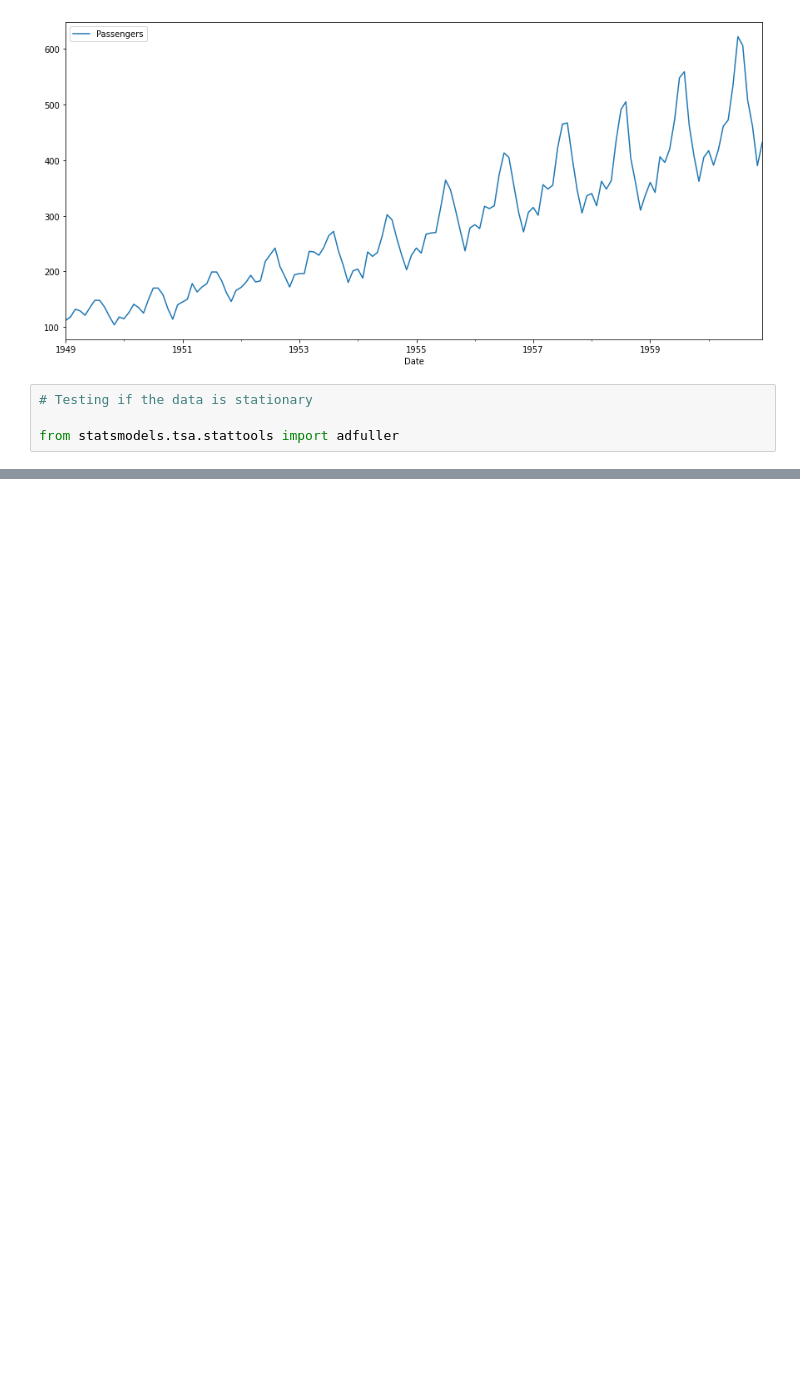
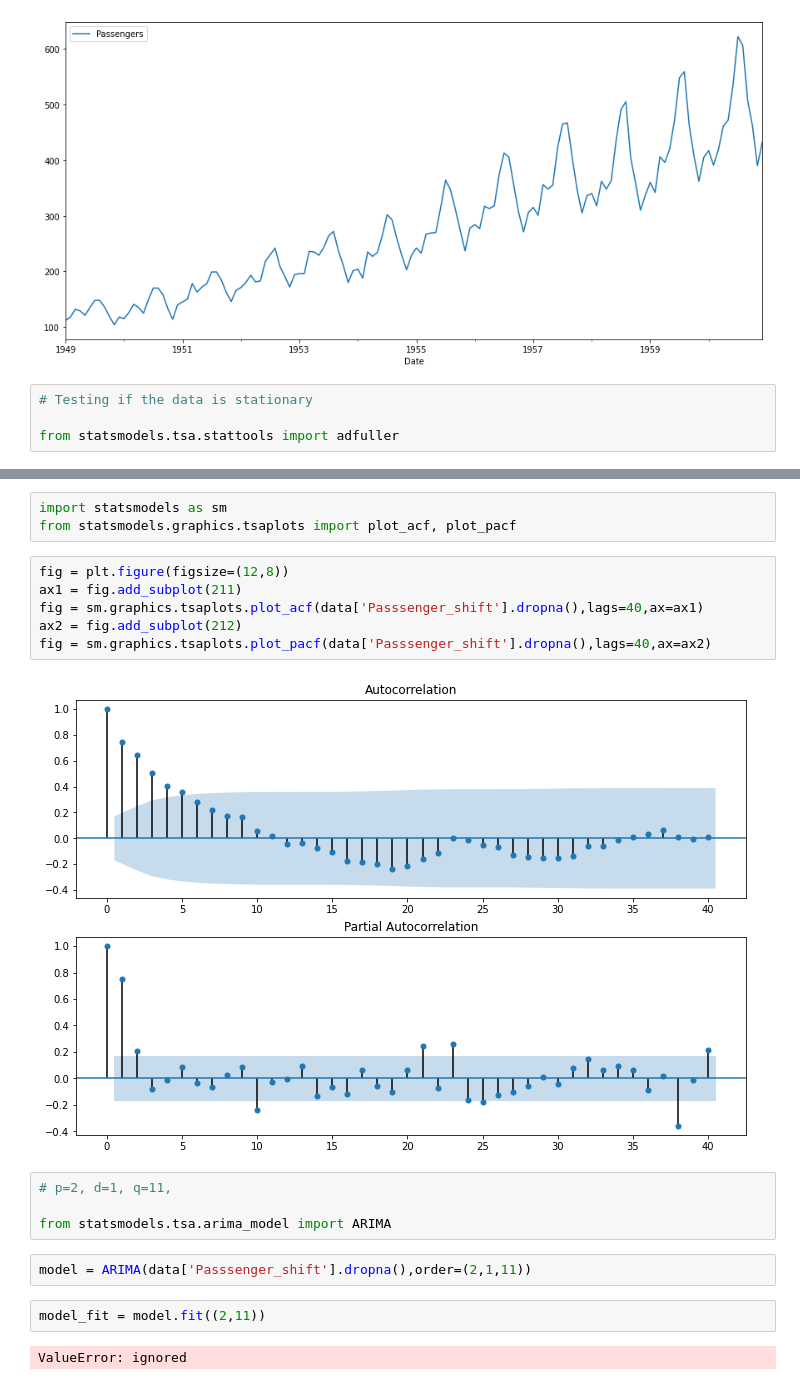
Before and after one commit to abhi-11nav/AirPassengerData-TimeSeriesForecasting, a Jupyter notebook: Flight_Sale_foreocast.ipynb, the cells around one changed output, grey strips where cells are left out. Saved outputs shown, nothing was run; the diff lists cells and outputs as text; blank space fills up the shorter version.

```diff
--- a/Flight_Sale_foreocast.ipynb
+++ b/Flight_Sale_foreocast.ipynb
@@ -80,0 +131,21 @@ SyntaxError: ignored
+# %%
+import statsmodels as sm
+from statsmodels.graphics.tsaplots import plot_acf, plot_pacf
+# %%
+fig = plt.figure(figsize=(12,8))
+ax1 = fig.add_subplot(211)
+fig = sm.graphics.tsaplots.plot_acf(data['Passsenger_shift'].dropna(),lags=40,ax=ax1)
+ax2 = fig.add_subplot(212)
+fig = sm.graphics.tsaplots.plot_pacf(data['Passsenger_shift'].dropna(),lags=40,ax=ax2)
+# %% [output]
+[figure, added]
+# %%
+# p=2, d=1, q=11,
+
+from statsmodels.tsa.arima_model import ARIMA
+# %%
+model = ARIMA(data['Passsenger_shift'].dropna(),order=(2,1,11))
+# %%
+model_fit = model.fit((2,11))
+# %% [output]
+ValueError: ignored
```
Also changed, not shown: parts of 10 cells of this notebook.
